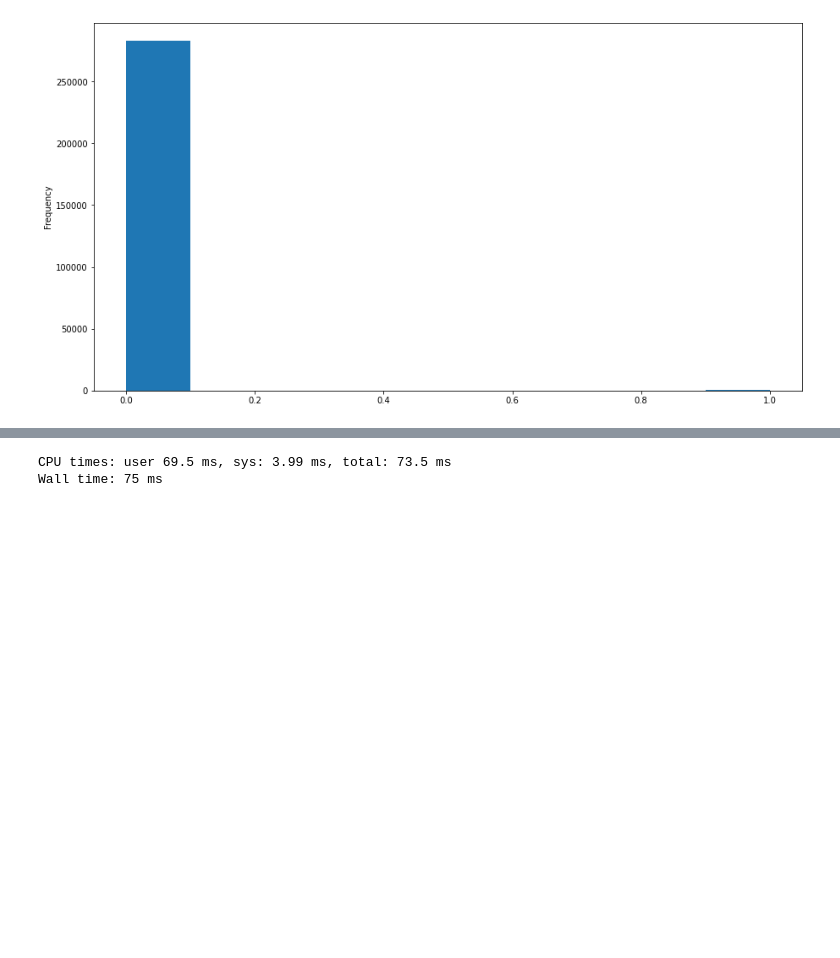
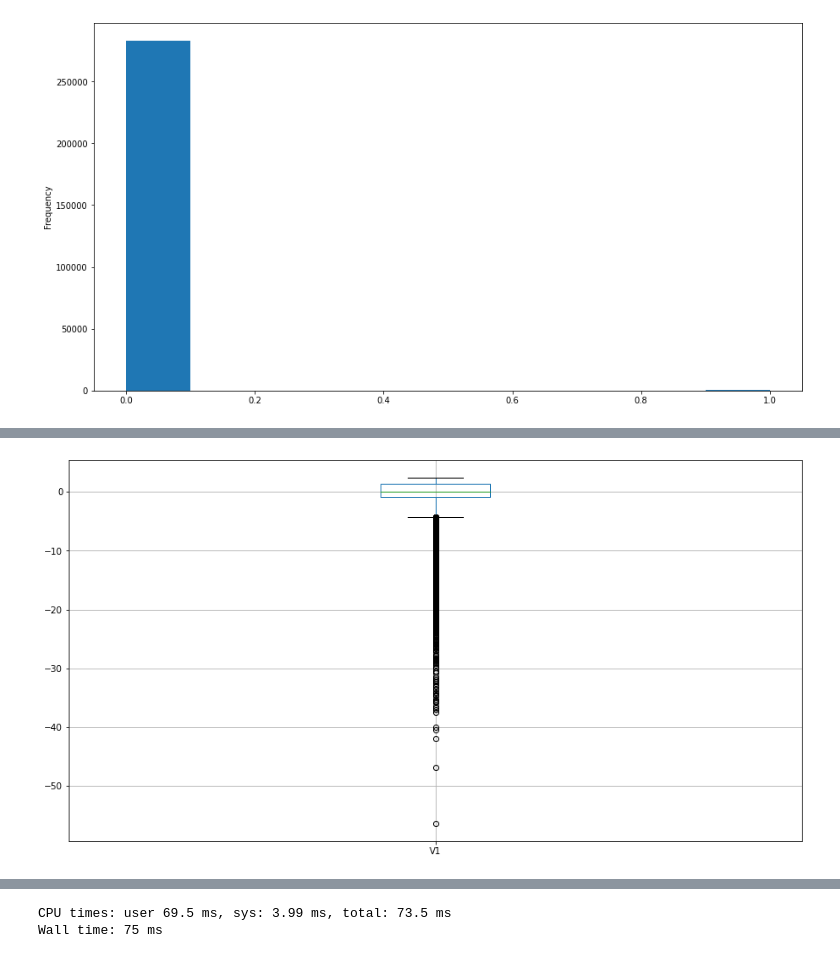
Before and after one commit to mselmasry/Dojo-Project2, a Jupyter notebook: Project02.ipynb, the cells around one changed output, grey strips where cells are left out. Drawn from its saved outputs; the diff is of its cells as text; code cells hidden in the pictures; blank space fills up the shorter version.

```diff
--- a/Project02.ipynb
+++ b/Project02.ipynb
@@ -402,0 +171,5 @@ Wall time: 48.5 ms
+# %%
+%%time
+plt.figure(figsize=(15,8))
+cc_df.boxplot(column='V1')
+# %% [output]
@@ -402,0 +178 @@ Wall time: 48.5 ms
+[figure, added]
```
Also changed, not shown: parts of 59 cells of this notebook.
